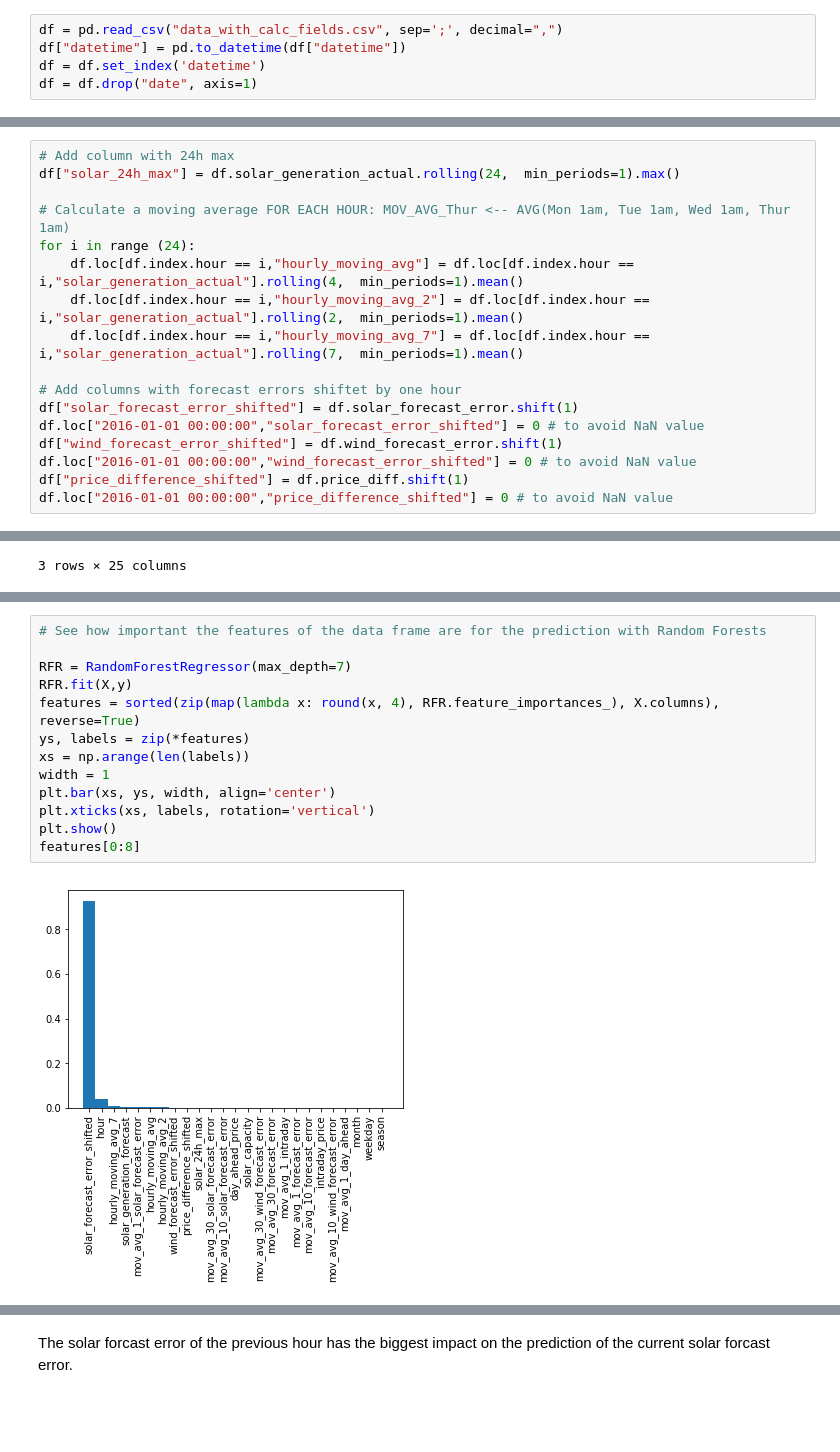
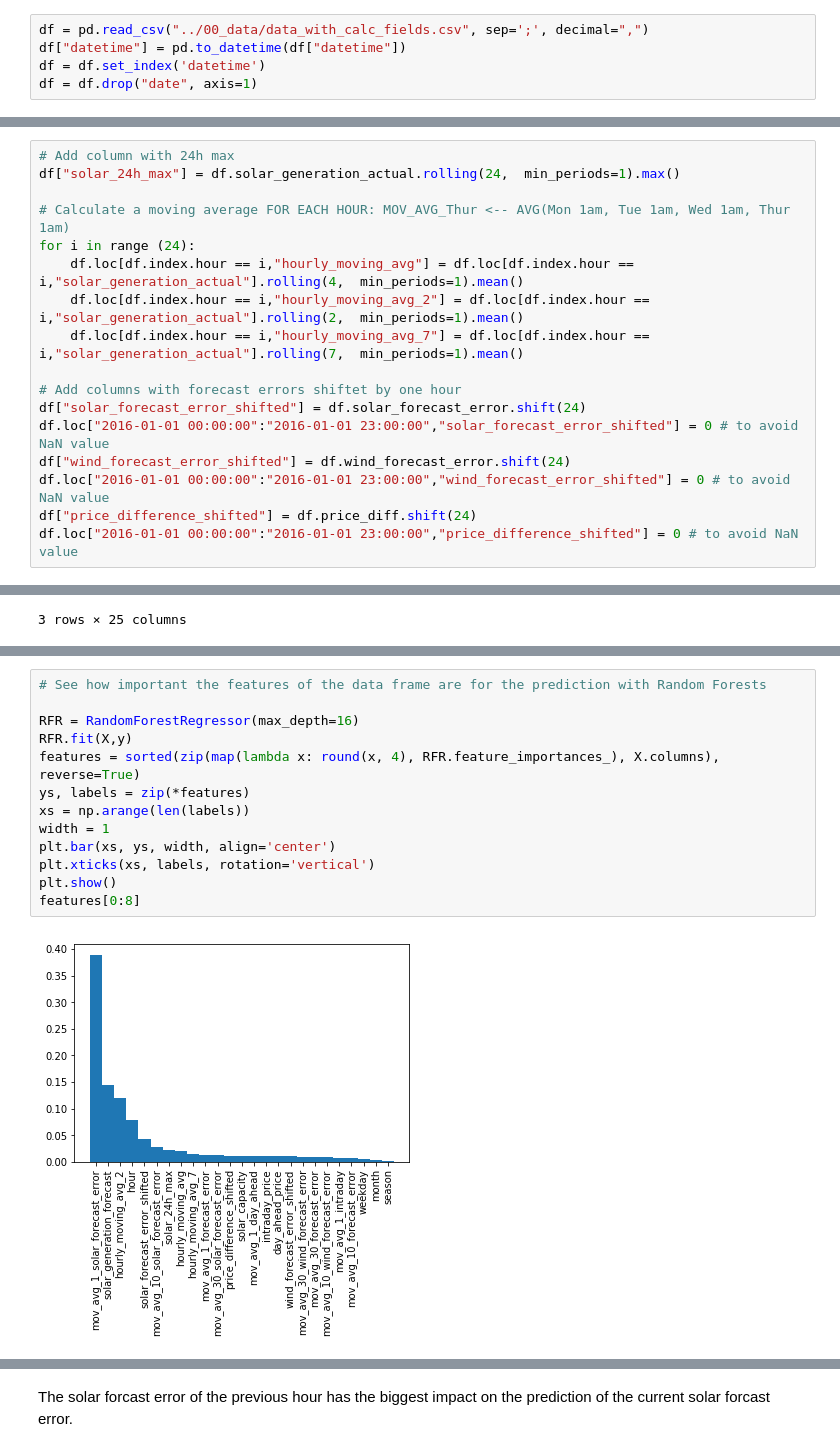
Before and after one commit to mauricepohl/pandas, a Jupyter notebook: 03_modeling/Estimating_forecast_error_Jan.ipynb, the cells around one changed output, grey strips where cells are left out. Cells and saved outputs as stored; diff of their text form; blank space fills up the shorter version.

```diff
--- a/03_modeling/Estimating_forecast_error_Jan.ipynb
+++ b/03_modeling/Estimating_forecast_error_Jan.ipynb
@@ -25,7 +28,7 @@ from sklearn.pipeline import make_pipeline
 
 from IPython.display import Image
 # %%
-df = pd.read_csv("data_with_calc_fields.csv", sep=';', decimal=",")
+df = pd.read_csv("../00_data/data_with_calc_fields.csv", sep=';', decimal=",")
 df["datetime"] = pd.to_datetime(df["datetime"])
 df = df.set_index('datetime')
 df = df.drop("date", axis=1)
@@ -42,10 +45,10 @@ for i in range (24):
     df.loc[df.index.hour == i,"hourly_moving_avg_7"] = df.loc[df.index.hour == i,"solar_generation_actual"].rolling(7,  min_periods=1).mean()
 
 # Add columns with forecast errors shiftet by one hour
-df["solar_forecast_error_shifted"] = df.solar_forecast_error.shift(1)
-df.loc["2016-01-01 00:00:00","solar_forecast_error_shifted"] = 0 # to avoid NaN value
-df["wind_forecast_error_shifted"] = df.wind_forecast_error.shift(1)
-df.loc["2016-01-01 00:00:00","wind_forecast_error_shifted"] = 0 # to avoid NaN value
-df["price_difference_shifted"] = df.price_diff.shift(1)
-df.loc["2016-01-01 00:00:00","price_difference_shifted"] = 0 # to avoid NaN value
+df["solar_forecast_error_shifted"] = df.solar_forecast_error.shift(24)
+df.loc["2016-01-01 00:00:00":"2016-01-01 23:00:00","solar_forecast_error_shifted"] = 0 # to avoid NaN value
+df["wind_forecast_error_shifted"] = df.wind_forecast_error.shift(24)
+df.loc["2016-01-01 00:00:00":"2016-01-01 23:00:00","wind_forecast_error_shifted"] = 0 # to avoid NaN value
+df["price_difference_shifted"] = df.price_diff.shift(24)
+df.loc["2016-01-01 00:00:00":"2016-01-01 23:00:00","price_difference_shifted"] = 0 # to avoid NaN value
 # %%
@@ -213,15 +258,15 @@ print_scores(scores_list, param_range)
 # %%
 # See how important the features of the data frame are for the prediction with Random Forests
 
-RFR = RandomForestRegressor(max_depth=7)
+RFR = RandomForestRegressor(max_depth=16)
 RFR.fit(X,y)
 features = sorted(zip(map(lambda x: round(x, 4), RFR.feature_importances_), X.columns), reverse=True)
 ys, labels = zip(*features)
 xs = np.arange(len(labels))
 width = 1
 plt.bar(xs, ys, width, align='center')
 plt.xticks(xs, labels, rotation='vertical')
 plt.show()
 features[0:8]
 # %% [output]
-[figure, old version]
+[figure, new version]
```
Also changed, not shown: parts of 41 cells of this notebook.
